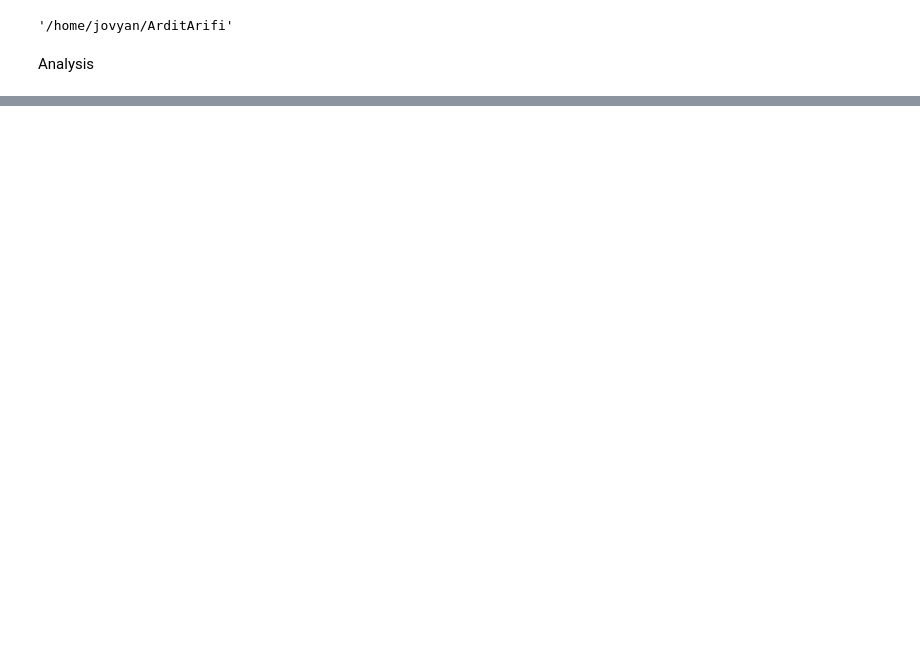
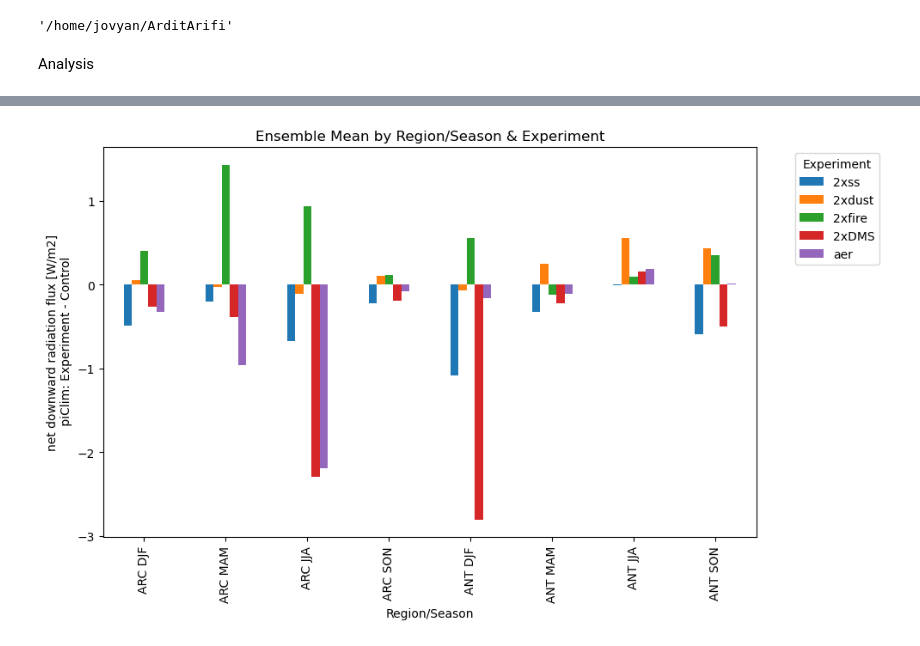
Before and after one commit to erca-school/ArditArifi, a Jupyter notebook: rtmt.ipynb, the cells around one changed output, grey strips where cells are left out. Saved outputs shown, nothing was run; the diff lists cells and outputs as text; code cells hidden in the pictures; blank space fills up the shorter version.

Commit message:
almost done, added ensemble mean

```diff
--- a/rtmt.ipynb
+++ b/rtmt.ipynb
@@ -40,13 +43,13 @@ seasons = {
 region_season_label = [f"{region} {season}" for region in region_label for season in seasons_label]
 
 # EXPERIMENTS
-experiments = ["control", "2xss", "2xdust", "2xfire", "2xDMS"]
+experiments = ["2xss", "2xdust", "2xfire", "2xDMS", "aer" ]
 
 # MODELS
 models = ["IPSL-CM6A-LR-INCA", "UKESM1-0-LL", "NorESM2-LM"]
 
 # PATTERN FUNCTION
-patter = lambda model, var, exp: f"{source_path}/{var}*{model}*piClim-{exp}*.nc"
+patter = lambda model, var, exp: f"{source_path}/{var}*{model}*-{exp}*.nc"
 # %%
 # CONSTRUCT TABLE
 mean_values = np.full(
@@ -245,0 +203,19 @@ CSV file saved: all_bias_results.csv
+# %%
+import numpy as np
+import pandas as pd
+
+# 1) Compute ensemble mean (mean over models => axis=2)
+#    Resulting shape = (n_region_season, n_experiments)
+ensemble_mean = np.nanmean(mean_values, axis=2)
+
+# 2) Convert to a pandas DataFrame
+#    Rows = region/season labels, Columns = experiments
+df_ensemble_mean = pd.DataFrame(
+    ensemble_mean,
+    index=region_season_label,  # region_season_label is your list of region-season combos
+    columns=experiments
+)
+
+# 3) Print or save the DataFrame
+print("Ensemble mean (per experiment & region/season):")
+print(df_ensemble_mean)
@@ -245,0 +233,22 @@ CSV file saved: all_bias_results.csv
+# %%
+import matplotlib.pyplot as plt
+
+# Basic bar chart where each row (region/season) is on the x-axis
+# and each experiment is represented by a different color/group of bars
+df_ensemble_mean.plot(
+    kind='bar',
+    figsize=(10, 6),
+    title='Ensemble Mean by Region/Season & Experiment'
+)
+
+plt.xlabel('Region/Season')
+plt.ylabel('net downward radiation flux [W/m2]\n piClim: Experiment - Control')
+plt.legend(title='Experiment', bbox_to_anchor=(1.05, 1), loc='upper left')
+plt.tight_layout()
+
+# Save the figure (choose format and resolution)
+plt.savefig("ensemble_mean_barplot.png", dpi=300)
+
+plt.show()
+# %% [output]
+[figure, added]
```
Also changed, not shown: parts of 5 cells of this notebook, 1 other file.
